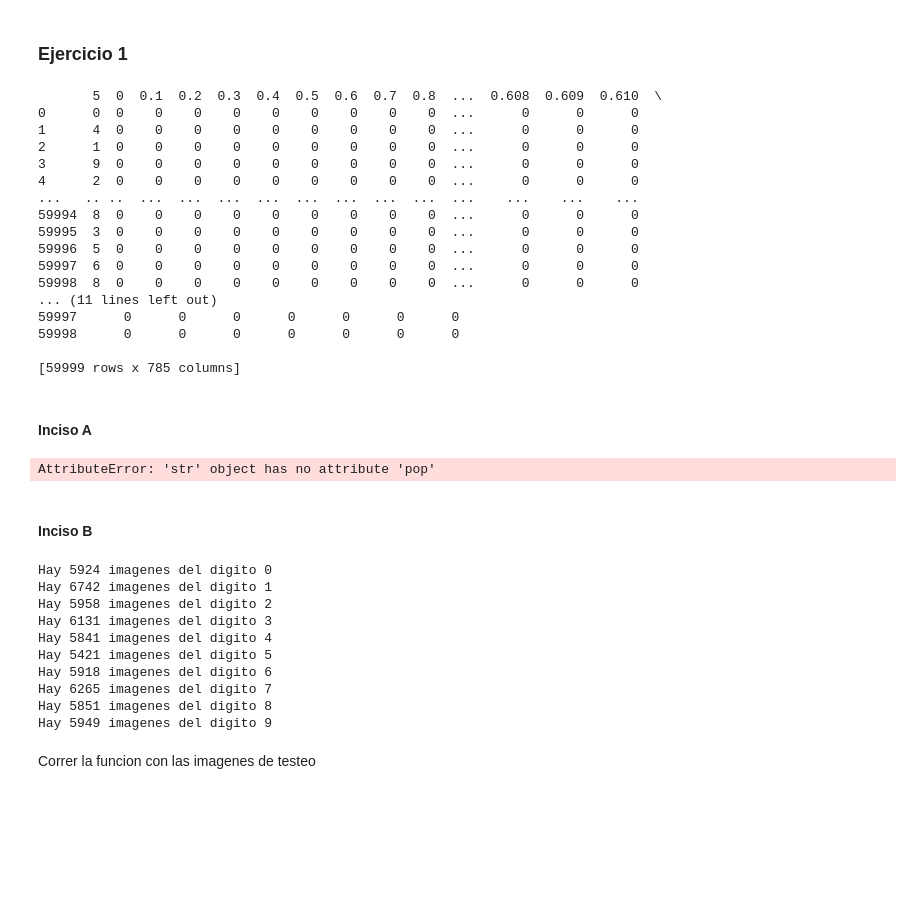
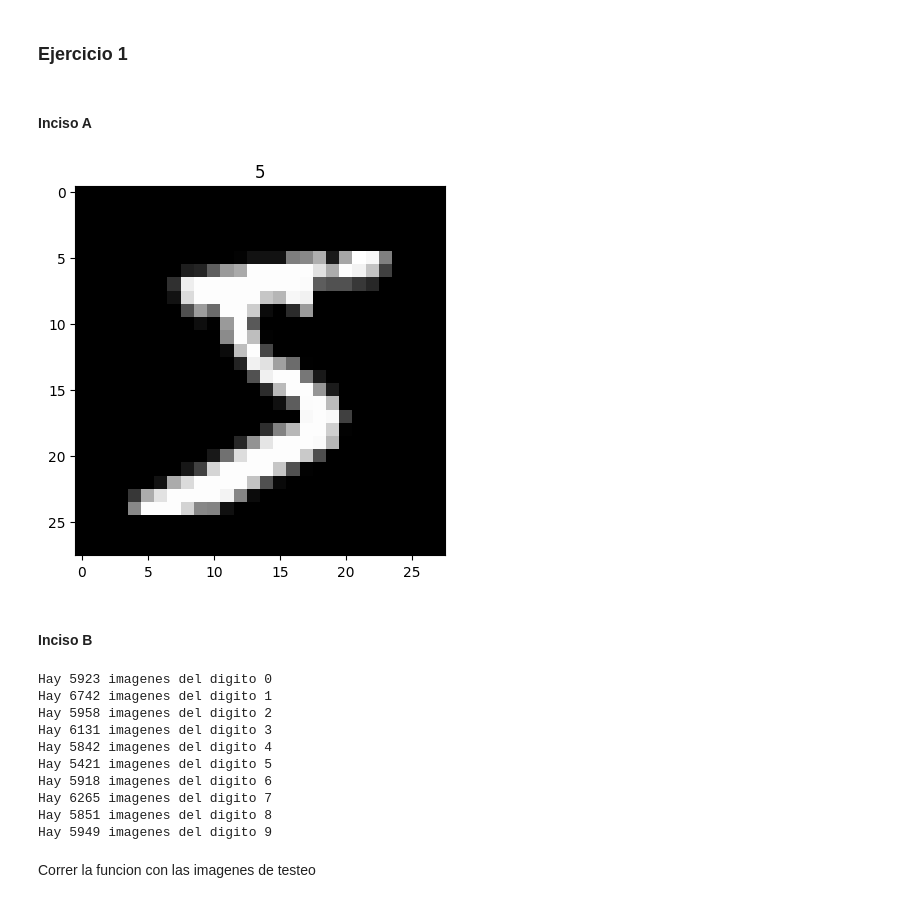
Before and after one commit to arielbakal/AlgebraLinealComputacional_UBA_FCEN, a Jupyter notebook: TP2/TP2.ipynb, the cells around one changed output. Cells and saved outputs as stored; diff of their text form; code cells hidden in the pictures; blank space fills up the shorter version.

Commit message:
TP2 - datos formateados con pandas

```diff
--- a/TP2/TP2.ipynb
+++ b/TP2/TP2.ipynb
@@ -4,31 +4,9 @@ import pandas as pd
 import matplotlib.pyplot as plt
 # %% [markdown]
 ### Ejercicio 1
-# %%
-# Abrimos el archivo
-archivo_mnist = open("mnist_train.csv", "r")
-# Leemos el CSV y listamos las filas
-datos_entrenamiento = pd.read_csv(archivo_mnist)
-
-print(datos_entrenamiento)
-# %% [output]
-       5  0  0.1  0.2  0.3  0.4  0.5  0.6  0.7  0.8  ...  0.608  0.609  0.610  \
-0      0  0    0    0    0    0    0    0    0    0  ...      0      0      0
-1      4  0    0    0    0    0    0    0    0    0  ...      0      0      0
-2      1  0    0    0    0    0    0    0    0    0  ...      0      0      0
-3      9  0    0    0    0    0    0    0    0    0  ...      0      0      0
-4      2  0    0    0    0    0    0    0    0    0  ...      0      0      0
-...   .. ..  ...  ...  ...  ...  ...  ...  ...  ...  ...    ...    ...    ...
-59994  8  0    0    0    0    0    0    0    0    0  ...      0      0      0
-59995  3  0    0    0    0    0    0    0    0    0  ...      0      0      0
-59996  5  0    0    0    0    0    0    0    0    0  ...      0      0      0
-59997  6  0    0    0    0    0    0    0    0    0  ...      0      0      0
-59998  8  0    0    0    0    0    0    0    0    0  ...      0      0      0
-... (11 lines left out)
-59997      0      0      0      0      0      0      0
-59998      0      0      0      0      0      0      0
-
-[59999 rows x 785 columns]
+# %%
+datos_csv = pd.read_csv('mnist_train.csv', header=None)
+datos_entrenamiento = datos_csv.values.tolist()
 # %% [markdown]
 #### Inciso A
 # %%
@@ -46,8 +24,7 @@ def vector_a_matriz(vector): # matriz 28x28
 def remover_indice_vector(vector):
     indice_del_vector = vector[0]
     # Guardar matriz vectorizada sin el indice (primer elemento)
-    vector_sin_indice = vector
-    vector_sin_indice.pop(0)
+    vector_sin_indice = vector[1:]
 
     return indice_del_vector, vector_sin_indice
 
@@ -66,9 +43,9 @@ def graficar_matriz(datos, fila):
 
     plt.show()
 # %%
-graficar_matriz(datos_entrenamiento, 2)
+graficar_matriz(datos_entrenamiento, 0)
 # %% [output]
-AttributeError: 'str' object has no attribute 'pop'
+[figure, added]
 # %% [markdown]
 #### Inciso B
 # %%
@@ -82,11 +59,11 @@ def cantidad_indices(datos):
 # %%
 cantidad_indices(datos_entrenamiento)
 # %% [output]
-Hay 5924 imagenes del digito 0
+Hay 5923 imagenes del digito 0
 Hay 6742 imagenes del digito 1
 Hay 5958 imagenes del digito 2
 Hay 6131 imagenes del digito 3
-Hay 5841 imagenes del digito 4
+Hay 5842 imagenes del digito 4
 Hay 5421 imagenes del digito 5
 Hay 5918 imagenes del digito 6
 Hay 6265 imagenes del digito 7
```
Also changed, not shown: parts of 2 cells of this notebook.
